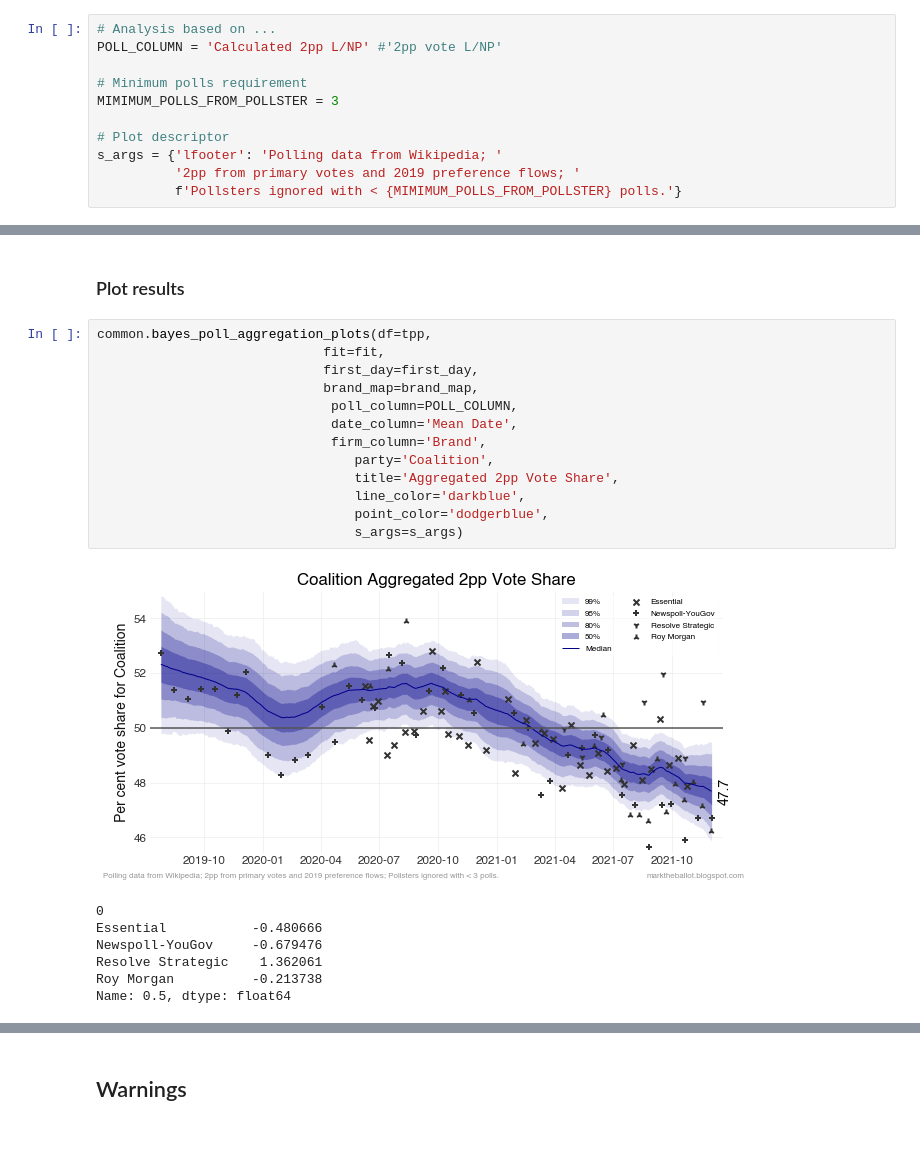
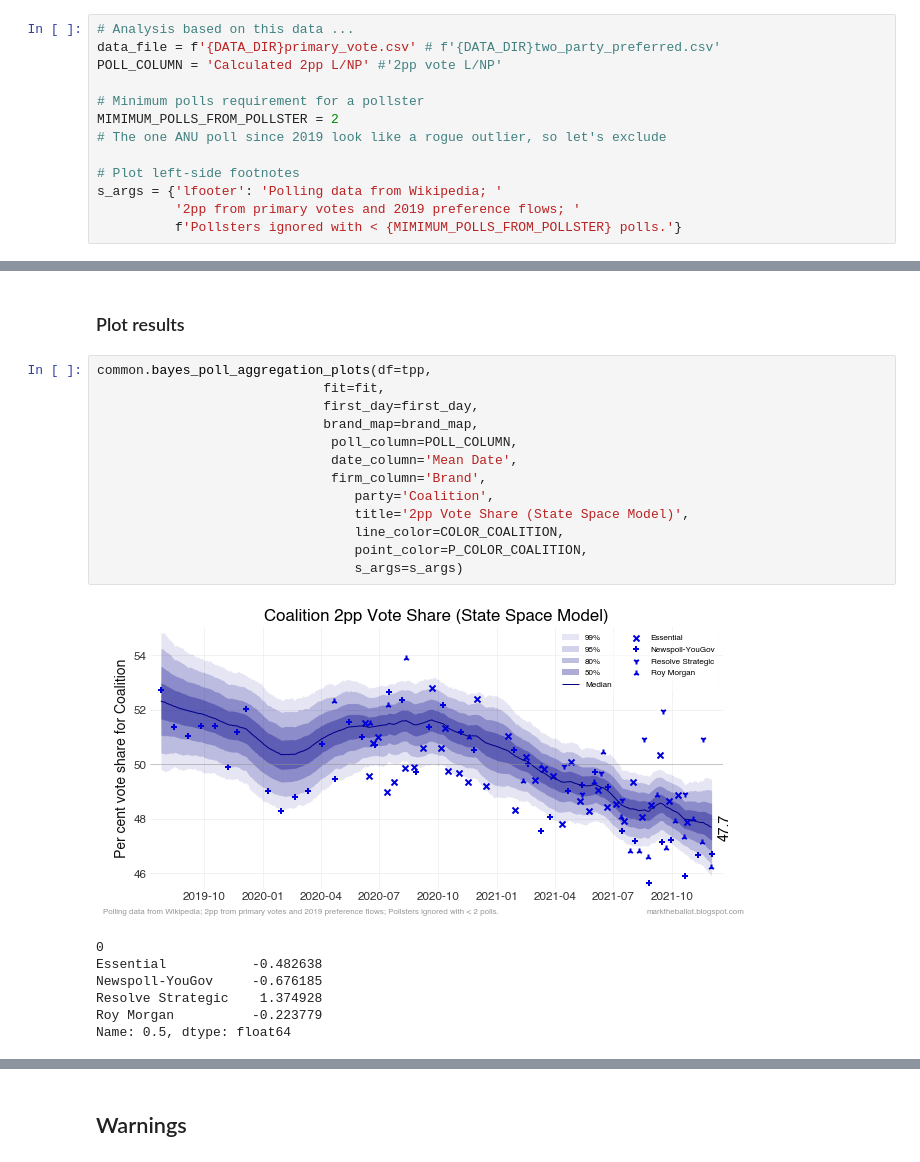
Before and after one commit to bpalmer4/Australian-Federal-Election-2022, a Jupyter notebook: notebooks/Bayesian 2pp timeseries.ipynb, the cells around one changed output, grey strips where cells are left out. Drawn from its saved outputs; the diff is of its cells as text.

```diff
--- a/notebooks/Bayesian 2pp timeseries.ipynb
+++ b/notebooks/Bayesian 2pp timeseries.ipynb
@@ -30,13 +44,15 @@ plt.style.use('./markgraph.mplstyle')
 # %% [markdown]
 ### Set up Analysis constants
 # %%
-# Analysis based on ...
+# Analysis based on this data ...
+data_file = f'{DATA_DIR}primary_vote.csv' # f'{DATA_DIR}two_party_preferred.csv'
 POLL_COLUMN = 'Calculated 2pp L/NP' #'2pp vote L/NP'
 
-# Minimum polls requirement
-MIMIMUM_POLLS_FROM_POLLSTER = 3
+# Minimum polls requirement for a pollster
+MIMIMUM_POLLS_FROM_POLLSTER = 2
+# The one ANU poll since 2019 look like a rogue outlier, so let's exclude
 
-# Plot descriptor
+# Plot left-side footnotes
 s_args = {'lfooter': 'Polling data from Wikipedia; '
           '2pp from primary votes and 2019 preference flows; '
           f'Pollsters ignored with < {MIMIMUM_POLLS_FROM_POLLSTER} polls.'}
@@ -171,21 +186,21 @@ array([[<AxesSubplot:title={'center':'houseEffect'}>,
 # %%
 common.bayes_poll_aggregation_plots(df=tpp,
                              fit=fit,
                              first_day=first_day,
                              brand_map=brand_map,
                               poll_column=POLL_COLUMN,
                               date_column='Mean Date',
                               firm_column='Brand',
                                  party='Coalition',
-                                 title='Aggregated 2pp Vote Share',
-                                 line_color='darkblue',
-                                 point_color='dodgerblue',
+                                 title='2pp Vote Share (State Space Model)',
+                                 line_color=COLOR_COALITION,
+                                 point_color=P_COLOR_COALITION,
                                  s_args=s_args)
 # %% [output]
-[figure, old version]
+[figure, new version]
 0
-Essential           -0.480666
-Newspoll-YouGov     -0.679476
-Resolve Strategic    1.362061
-Roy Morgan          -0.213738
+Essential           -0.482638
+Newspoll-YouGov     -0.676185
+Resolve Strategic    1.374928
+Roy Morgan          -0.223779
 Name: 0.5, dtype: float64
```
Also changed, not shown: parts of 8 cells of this notebook, 2 other files.
